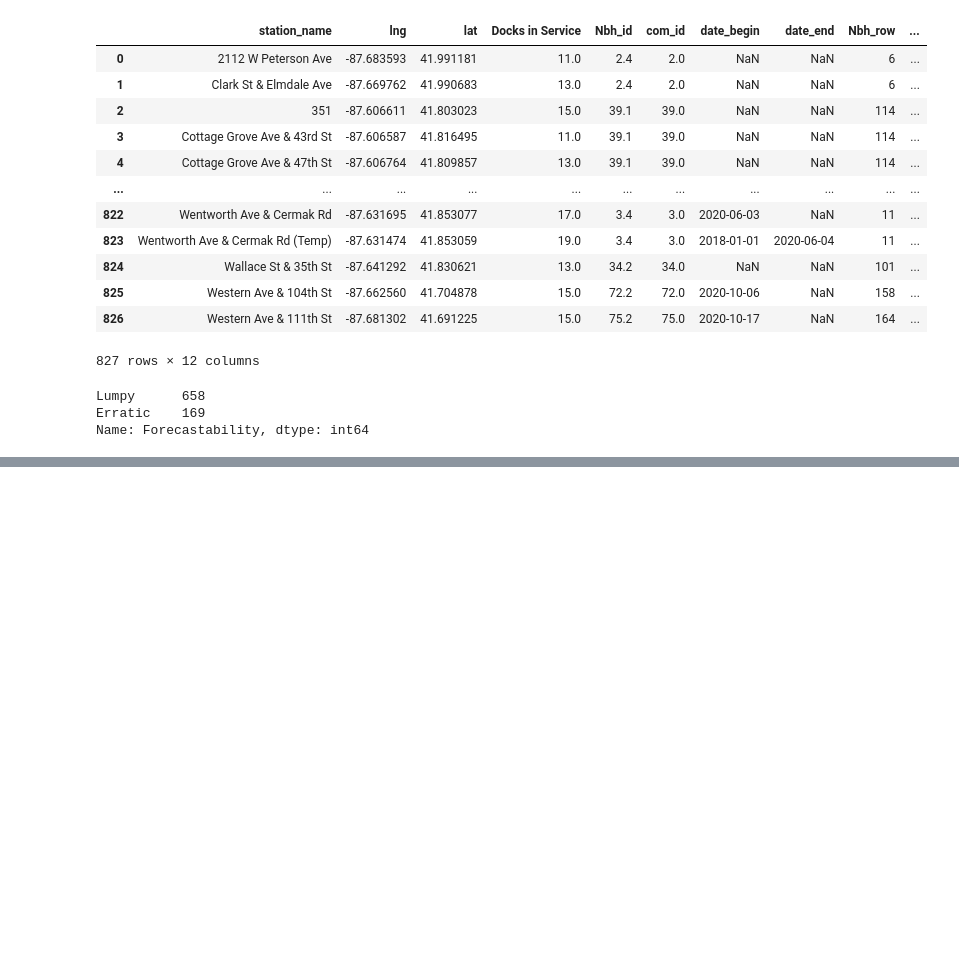
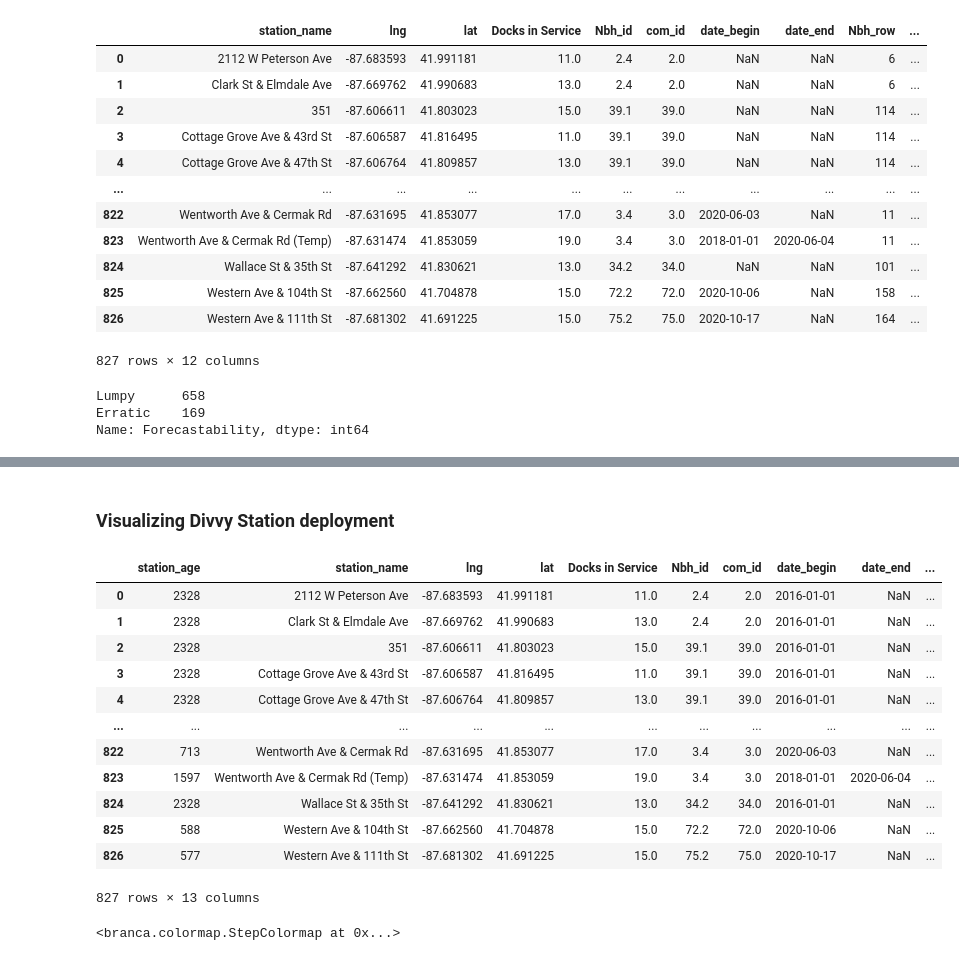
Before and after one commit to Ryan47Liao/Divvy_Time_Series, a Jupyter notebook: TS_EDA.ipynb, the cells around one changed output, grey strips where cells are left out. Saved outputs shown, nothing was run; the diff lists cells and outputs as text; code cells hidden in the pictures; blank space fills up the shorter version.

Commit message:
Visualized the age of stations...

```diff
--- a/TS_EDA.ipynb
+++ b/TS_EDA.ipynb
@@ -80,3 +80,38 @@ for idx,row in df_station.iterrows():
 display(map)
 # %% [output]
 [interactive output not drawn]
+# %% [markdown]
+### Visualizing Divvy Station deployment
+# %%
+df_station.date_begin = df_station.date_begin.fillna('2016-01-01')
+# %%
+df_station.insert(0,'station_age', df_station.date_begin_filled.apply(lambda x:(datetime.now() - datetime.strptime(x, "%Y-%m-%d")).days))
+# %%
+df_station
+# %% [output]
+|  | station_age | station_name | lng | lat | Docks in Service | Nbh_id | com_id | date_begin | date_end | ... |
+| 0 | 2328 | 2112 W Peterson Ave | -87.683593 | 41.991181 | 11.0 | 2.4 | 2.0 | 2016-01-01 | NaN | ... |
+| 1 | 2328 | Clark St & Elmdale Ave | -87.669762 | 41.990683 | 13.0 | 2.4 | 2.0 | 2016-01-01 | NaN | ... |
+| 2 | 2328 | 351 | -87.606611 | 41.803023 | 15.0 | 39.1 | 39.0 | 2016-01-01 | NaN | ... |
+| 3 | 2328 | Cottage Grove Ave & 43rd St | -87.606587 | 41.816495 | 11.0 | 39.1 | 39.0 | 2016-01-01 | NaN | ... |
+| 4 | 2328 | Cottage Grove Ave & 47th St | -87.606764 | 41.809857 | 13.0 | 39.1 | 39.0 | 2016-01-01 | NaN | ... |
+| ... | ... | ... | ... | ... | ... | ... | ... | ... | ... | ... |
+| 822 | 713 | Wentworth Ave & Cermak Rd | -87.631695 | 41.853077 | 17.0 | 3.4 | 3.0 | 2020-06-03 | NaN | ... |
+| 823 | 1597 | Wentworth Ave & Cermak Rd (Temp) | -87.631474 | 41.853059 | 19.0 | 3.4 | 3.0 | 2018-01-01 | 2020-06-04 | ... |
+| 824 | 2328 | Wallace St & 35th St | -87.641292 | 41.830621 | 13.0 | 34.2 | 34.0 | 2016-01-01 | NaN | ... |
+| 825 | 588 | Western Ave & 104th St | -87.662560 | 41.704878 | 15.0 | 72.2 | 72.0 | 2020-10-06 | NaN | ... |
+| 826 | 577 | Western Ave & 111th St | -87.681302 | 41.691225 | 15.0 | 75.2 | 75.0 | 2020-10-17 | NaN | ... |
+827 rows × 13 columns
+# %%
+# create empty map zoomed in on San Francisco
+map2 = folium.Map(location=CHICAGO_COORDINATES, zoom_start=11)
+####
+colormap2 = cmp.StepColormap(
+ eval(sns.color_palette('rocket').as_hex().__str__()),
+ vmin=df_station['station_age'].min(), vmax=df_station['station_age'].max(),
+  #for change in the colors, not used fr linear
+ caption='Color Scale for Map'    #Caption for Color scale or Legend
+)
+colormap2
+# %% [output]
+<branca.colormap.StepColormap at 0x...>
```
Also changed, not shown: parts of 2 cells of this notebook.
